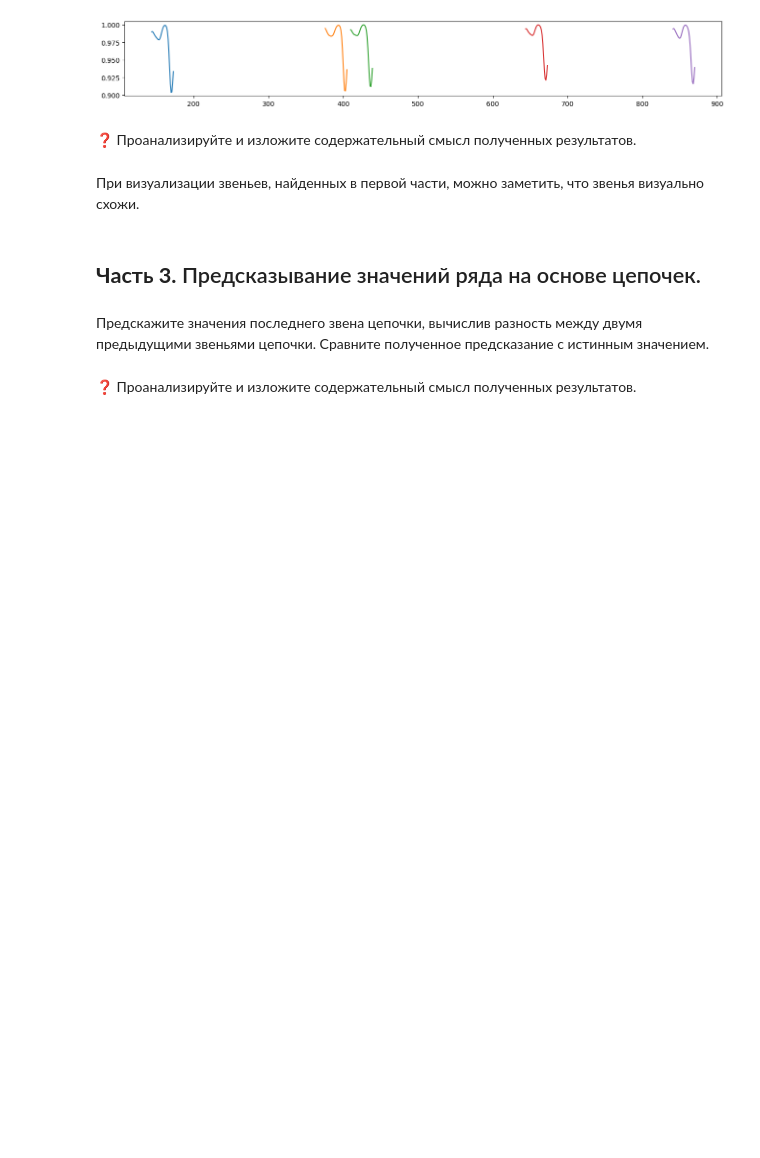
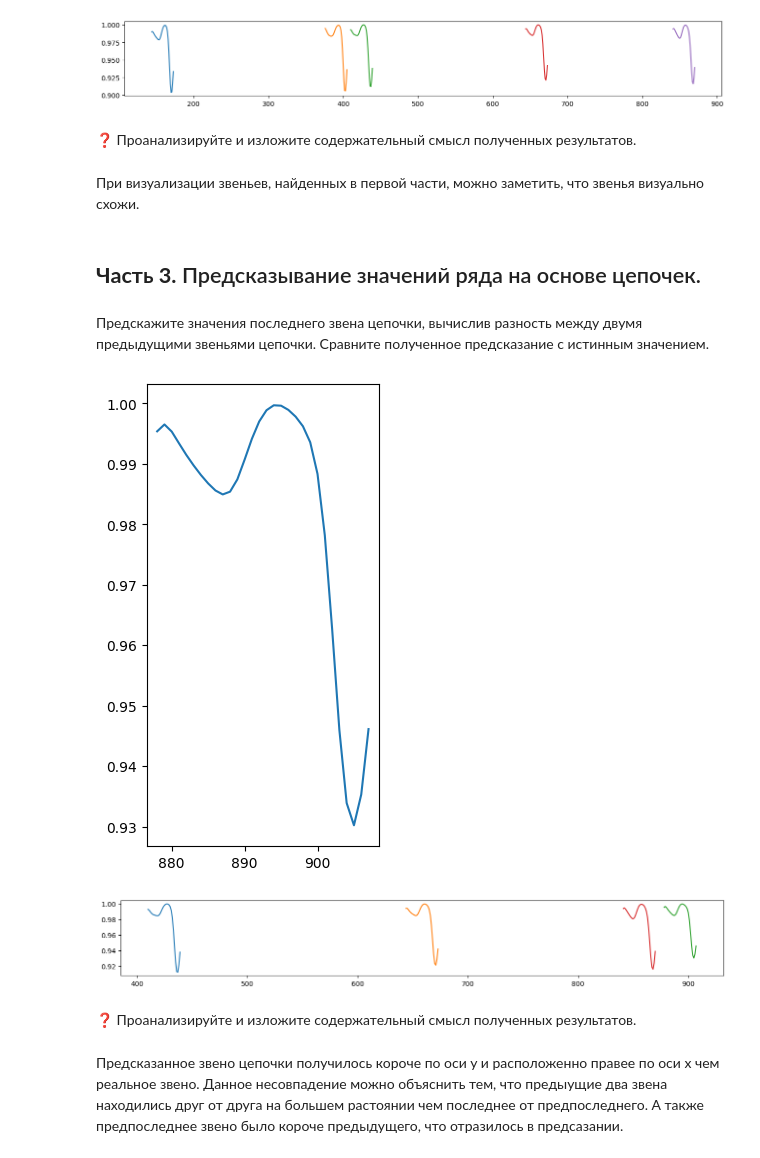
Before and after one commit to RGGU0/2023-Ghilmanova-TimeSeriesCourse, a Jupyter notebook: practice/06 Chains/06 Chains.ipynb, the cells around one changed output. Saved outputs shown, nothing was run; the diff lists cells and outputs as text; code cells hidden in the pictures; blank space fills up the shorter version.

```diff
--- a/practice/06 Chains/06 Chains.ipynb
+++ b/practice/06 Chains/06 Chains.ipynb
@@ -104,2 +102,30 @@ plt.show()
+# %%
+# INSERT YOUR CODE
+y_pr_1 = ts[unanchored_chain[-3]:unanchored_chain[-3]+m]
+x_pr_1 = np.array(range(unanchored_chain[-3], unanchored_chain[-3]+m))
+y_pr_2 = ts[unanchored_chain[-2]:unanchored_chain[-2]+m]
+x_pr_2 = np.array(range(unanchored_chain[-2], unanchored_chain[-2]+m))
+y_t = ts[unanchored_chain[-1]:unanchored_chain[-1]+m]
+x_t = np.array(range(unanchored_chain[-1],unanchored_chain[-1]+m))
+
+y_pr = y_pr_2 + (y_pr_2 - y_pr_1)
+x_pr = x_pr_2 + (x_pr_2 - x_pr_1)
+# %%
+plt.figure(figsize=(3, 6))
+plt.plot(x_pr, y_pr)
+plt.show()
+# %% [output]
+[figure, added]
+# %%
+plt.figure(figsize=(16, 2))
+plt.plot(x_pr_1, y_pr_1)
+plt.plot(x_pr_2, y_pr_2)
+plt.plot(x_pr, y_pr)
+plt.plot(x_t, y_t)
+plt.show()
+# %% [output]
+[figure, added]
 # %% [markdown]
 ❓ Проанализируйте и изложите содержательный смысл полученных результатов.
+# %% [markdown]
+Предсказанное звено цепочки получилось короче по оси y и расположенно правее по оси х чем реальное звено. Данное несовпадение можно объяснить тем, что предыущие два звена находились друг от друга на большем растоянии чем последнее от предпоследнего. А также предпоследнее звено было короче предыдущего, что отразилось в предсазании.
```
Also changed, not shown: parts of 2 cells of this notebook.
